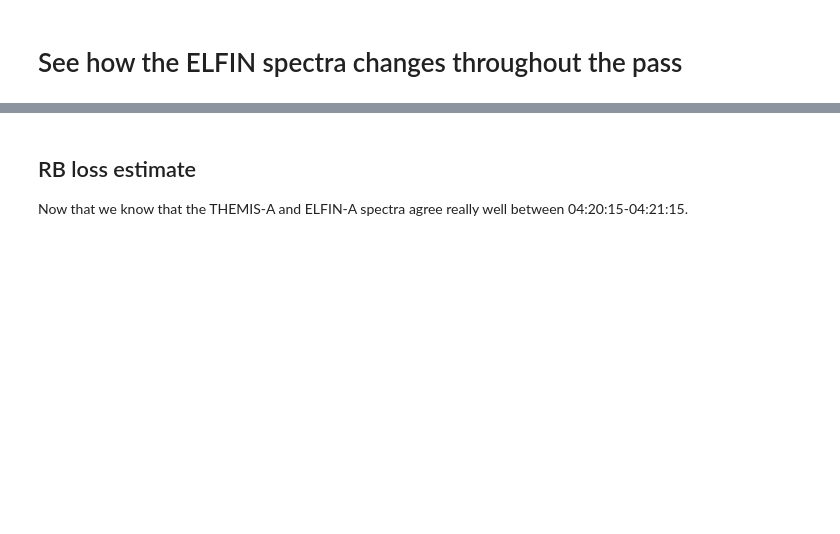
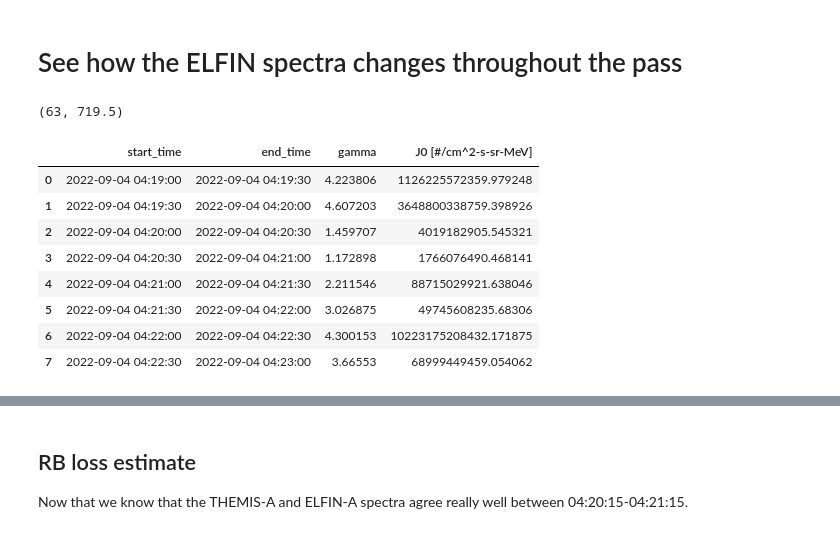
Before and after one commit to mshumko/elfinasi, a Jupyter notebook: src/20220904_substorm_study/misc/themis_elfin_spectra.ipynb, the cells around one changed output, grey strips where cells are left out. Drawn from its saved outputs; the diff is of its cells as text; code cells hidden in the pictures; blank space fills up the shorter version.

```diff
--- a/src/20220904_substorm_study/misc/themis_elfin_spectra.ipynb
+++ b/src/20220904_substorm_study/misc/themis_elfin_spectra.ipynb
@@ -311,0 +319,4 @@ elfin_spectral_times = pd.date_range(*elfin_spectra_time_range, freq='30s')
+# %%
+fit_energy_range
+# %% [output]
+(63, 719.5)
@@ -311,0 +423,12 @@ elfin_spectral_times = pd.date_range(*elfin_spectra_time_range, freq='30s')
+# %%
+elfin_fit_params
+# %% [output]
+|  | start_time | end_time | gamma | J0 [#/cm^2-s-sr-MeV] |
+| 0 | 2022-09-04 04:19:00 | 2022-09-04 04:19:30 | 4.223806 | 1126225572359.979248 |
+| 1 | 2022-09-04 04:19:30 | 2022-09-04 04:20:00 | 4.607203 | 3648800338759.398926 |
+| 2 | 2022-09-04 04:20:00 | 2022-09-04 04:20:30 | 1.459707 | 4019182905.545321 |
+| 3 | 2022-09-04 04:20:30 | 2022-09-04 04:21:00 | 1.172898 | 1766076490.468141 |
+| 4 | 2022-09-04 04:21:00 | 2022-09-04 04:21:30 | 2.211546 | 88715029921.638046 |
+| 5 | 2022-09-04 04:21:30 | 2022-09-04 04:22:00 | 3.026875 | 49745608235.68306 |
+| 6 | 2022-09-04 04:22:00 | 2022-09-04 04:22:30 | 4.300153 | 10223175208432.171875 |
+| 7 | 2022-09-04 04:22:30 | 2022-09-04 04:23:00 | 3.66553 | 68999449459.054062 |
```
Also changed, not shown: parts of 9 cells of this notebook.
